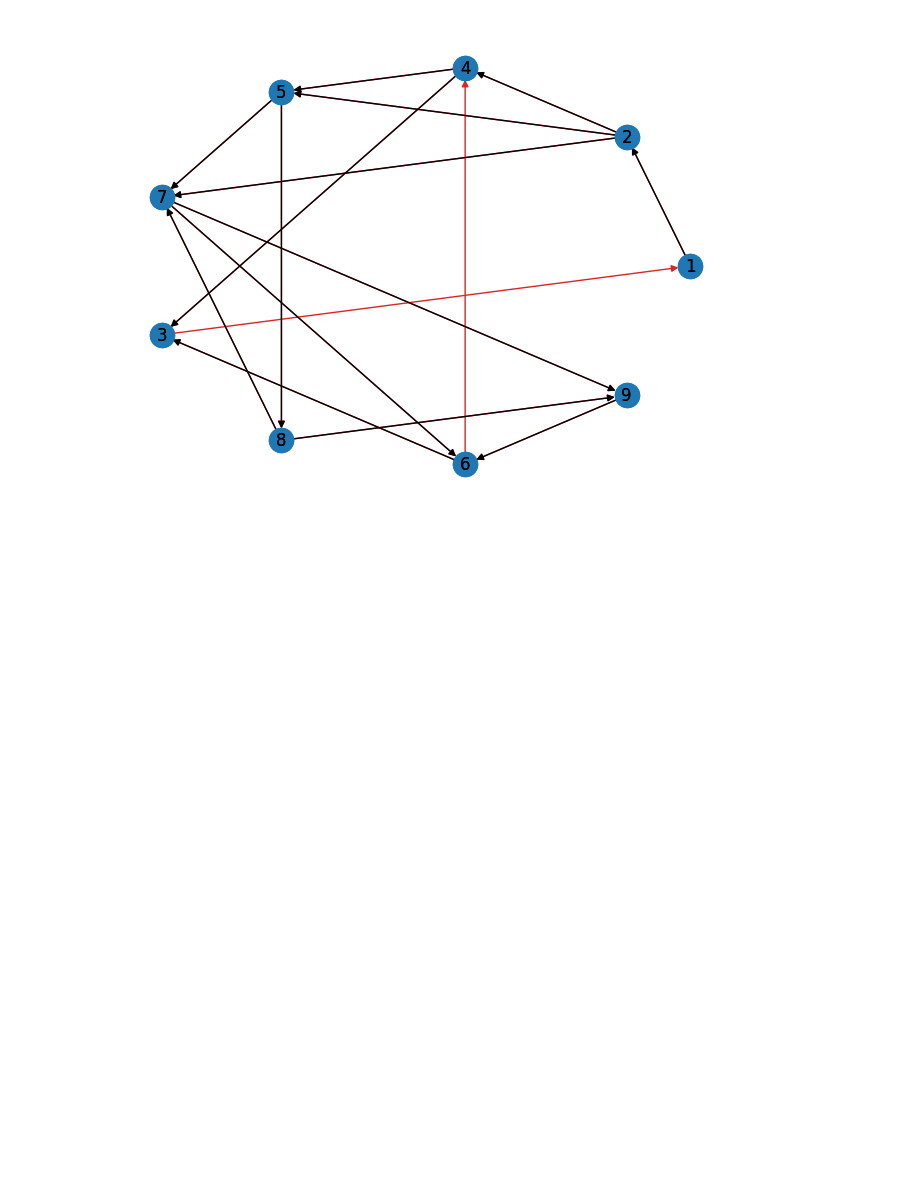
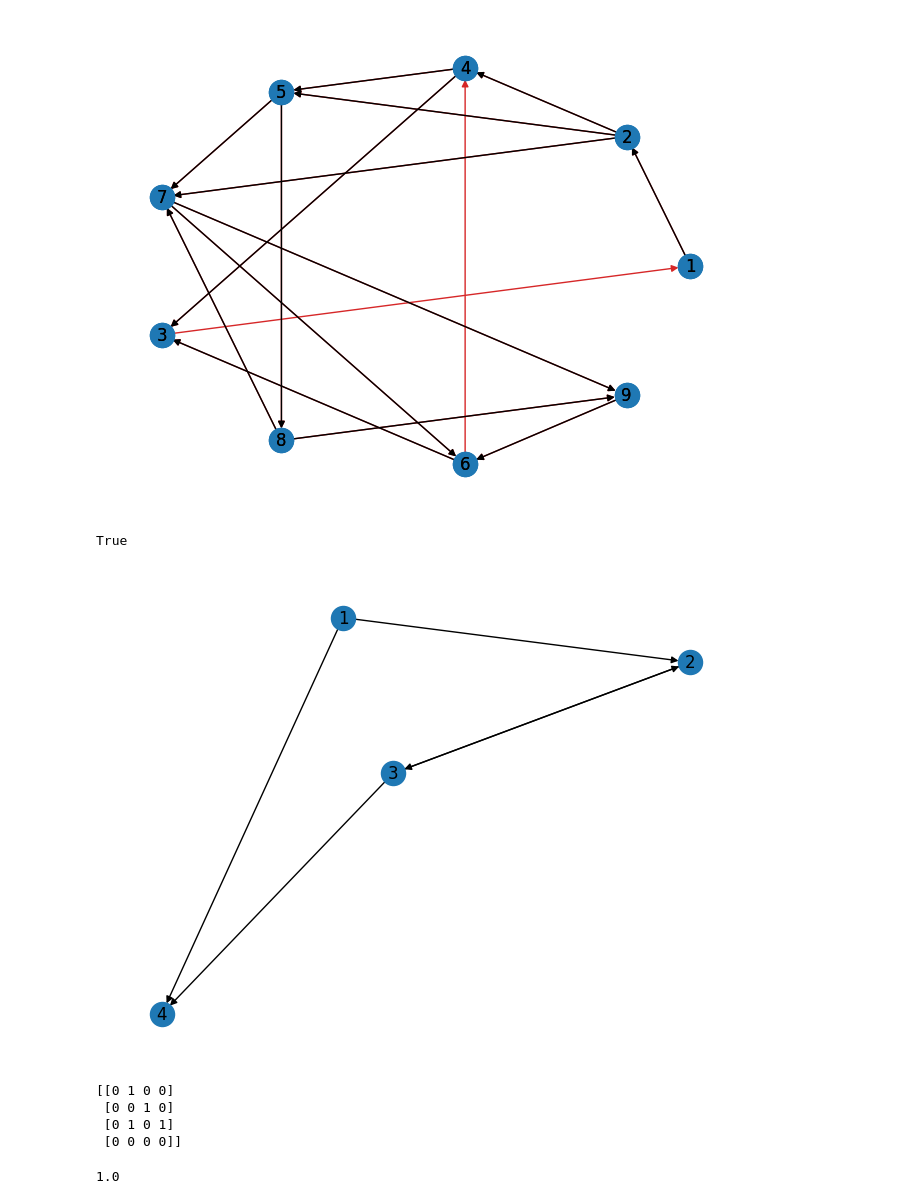
Before and after one commit to elgroselj/FAS, a Jupyter notebook: playground/zacetek.ipynb, the cells around one changed output. Saved outputs shown, nothing was run; the diff lists cells and outputs as text; code cells hidden in the pictures; blank space fills up the shorter version.

```diff
--- a/playground/zacetek.ipynb
+++ b/playground/zacetek.ipynb
@@ -257,3 +257,24 @@ INFO: 14 out of 16 edges remain in graph.
  (8, 9),
  (9, 6)]
 [figure]
+# %%
+G = nx.DiGraph()
+# G.add_edges_from([(2,1),(3,2),(1,3),(1,4),(4,3)])
+G.add_edges_from([(1,2),(2,3),(3,2),(3,4),(1,4)])
+nx.draw(G,with_labels=True)
+# nx.diameter(G)
+nx.is_bipartite(G)
+# %% [output]
+True
+[figure, added]
+# %%
+A= nx.adjacency_matrix(G).todense()
+print(A)
+import numpy as np
+len(np.where(A+A.T == 2))/2
+# %% [output]
+[[0 1 0 0]
+ [0 0 1 0]
+ [0 1 0 1]
+ [0 0 0 0]]
+1.0
```
Also changed, not shown: parts of 3 cells of this notebook, 6 other files.
